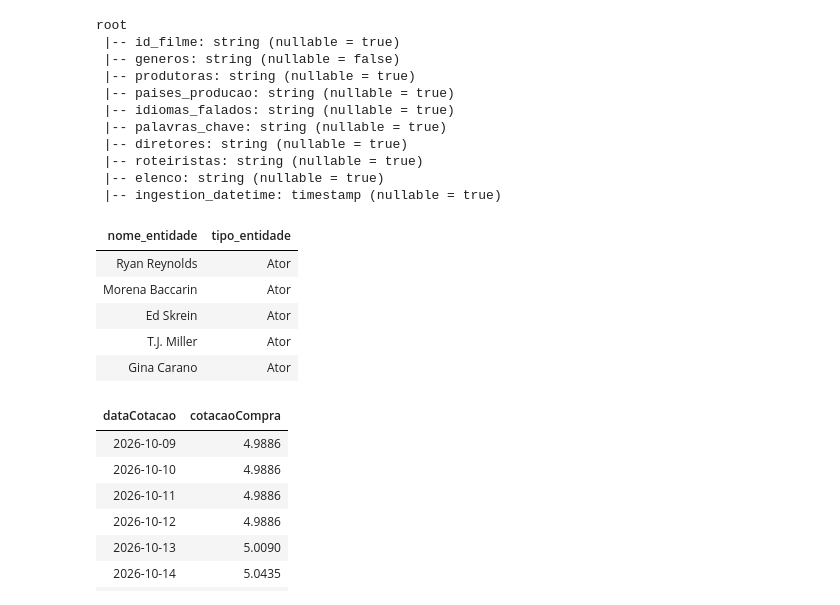
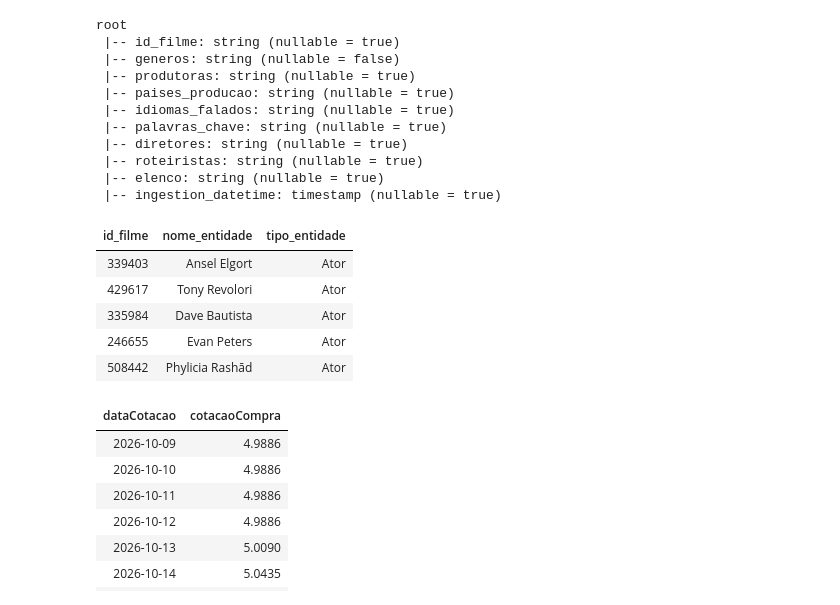
Before and after one commit to DiegoFonseca256/Atividade-RocketCamp-3, a Jupyter notebook: Bronze_to_Silver.ipynb, the cells around one changed output. Saved outputs shown, nothing was run; the diff lists cells and outputs as text; code cells hidden in the pictures.

```diff
--- a/Bronze_to_Silver.ipynb
+++ b/Bronze_to_Silver.ipynb
@@ -36,13 +45,6 @@ mapa_colunas = {
     "tagline": "frase_divulgacao",
 }
 
-#Função para traduzir os metadados das tabelas
-def traduzir_colunas(df: DataFrame, mapa_colunas: dict) -> DataFrame:
-    """Traduz as colunas do dataframe."""
-    for origem, destino in mapa_colunas.items():
-        df = df.withColumnRenamed(origem, destino)
-    return df
-
 
 df_silver_info_filmes = traduzir_colunas(df_silver_info_filmes, mapa_colunas)
 # display(df_silver_info_filmes.limit(10))
@@ -514,41 +555,61 @@ root
 # %%
 colunas_pessoas=["elenco","diretores","roteiristas", "produtoras"]
 for c in colunas_pessoas:
     df_silver_credits_and_tag = (df_silver_credits_and_tag
                 .withColumn(c, F.regexp_replace(F.col(c), ";", ",")) # Substitui ; por ,
                 .withColumn(c, F.regexp_replace(F.col(c), r"[;|]", ",")) # Substitui | por ,
                 )
 
 mapa_tipos = {
     "elenco":      "Ator",
     "diretores":   "Diretor",
     "roteiristas": "Roteirista",
     "produtoras":  "Produtora",
 }
 
 partes = []
 for coluna, tipo in mapa_tipos.items():
     parte = (
         df_silver_credits_and_tag
-        .select(F.explode(F.split(F.col(coluna), ",")).alias("nome_entidade"))  # um nome por linha
-        .withColumn("nome_entidade", F.trim(F.col("nome_entidade")))          # retira espaços em branco
-        .filter(F.col("nome_entidade") != "")                                  # descarta vazios
-        .withColumn("tipo_entidade", F.lit(tipo))                              # rótulo do tipo
+        .select(
+            F.col("id_filme").cast("string").alias("id_filme"),
+            F.explode(F.split(F.regexp_replace(F.col(coluna), r'["\\;|/]+', ","), ",")).alias("nome_entidade"),
+        )
+        .withColumn("tipo_entidade", F.lit(tipo))
     )
     partes.append(parte)
 
 df_silver_pessoas_empresas = partes[0]
 for parte in partes[1:]:
     df_silver_pessoas_empresas = df_silver_pessoas_empresas.unionByName(parte)
 
+# filtro de formato: só o que parece um nome
+nome = F.trim(F.col("nome_entidade"))
+parece_nome = (
+    nome.rlike(r"^[\p{L}][\p{L}0-9 .'&\-]*$")    # começa com letra; só letras, espaço, ponto, apóstrofo, & hífen
+    & (F.length(nome) <= 60)                     # sinopses são longas
+    & (F.size(F.split(nome, " ")) <= 5)          # nomes têm poucas palavras
+)
+
+df_silver_pessoas_empresas = (
+    df_silver_pessoas_empresas
+    .withColumn("nome_entidade", nome)
+    .filter(parece_nome)
+    .withColumn("nome_entidade", F.initcap(F.col("nome_entidade")))   # tom HANKS → Tom Hanks
+    .dropDuplicates(["id_filme", "nome_entidade", "tipo_entidade"])
+)
+
+com_lixo = df_silver_pessoas_empresas.filter(F.col("nome_entidade").rlike(r'["\\]'))
+print("Nomes com aspas ou barras:", com_lixo.count())
+display(com_lixo.limit(50))
 display(df_silver_pessoas_empresas.limit(5))
 # %% [output]
-| nome_entidade | tipo_entidade |
-| Ryan Reynolds | Ator |
-| Morena Baccarin | Ator |
-| Ed Skrein | Ator |
-| T.J. Miller | Ator |
-| Gina Carano | Ator |
+| id_filme | nome_entidade | tipo_entidade |
+| 339403 | Ansel Elgort | Ator |
+| 429617 | Tony Revolori | Ator |
+| 335984 | Dave Bautista | Ator |
+| 246655 | Evan Peters | Ator |
+| 508442 | Phylicia Rashād | Ator |
 # %%
 df_bronze_cotacao = spark.table(f"workspace.bronze.tb_cotacao_dolar")
 
```
Also changed, not shown: parts of 7 cells of this notebook, 1 other file.
